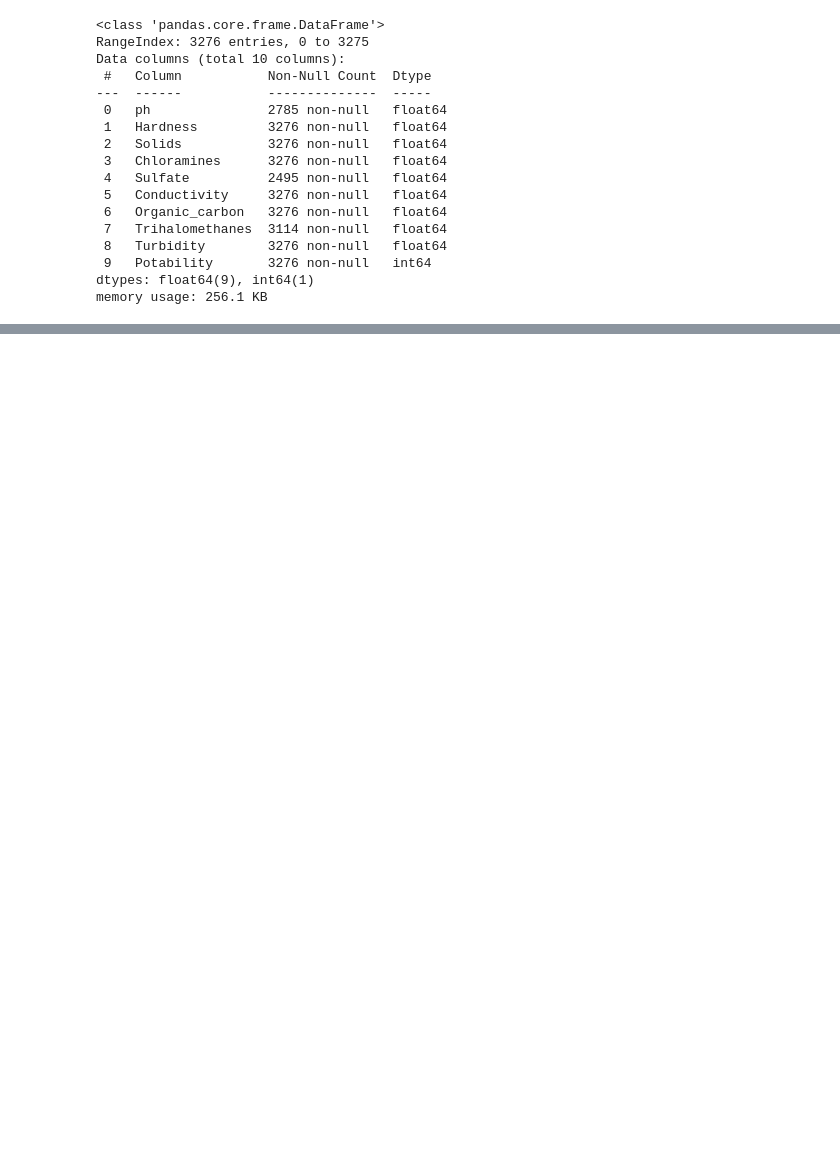
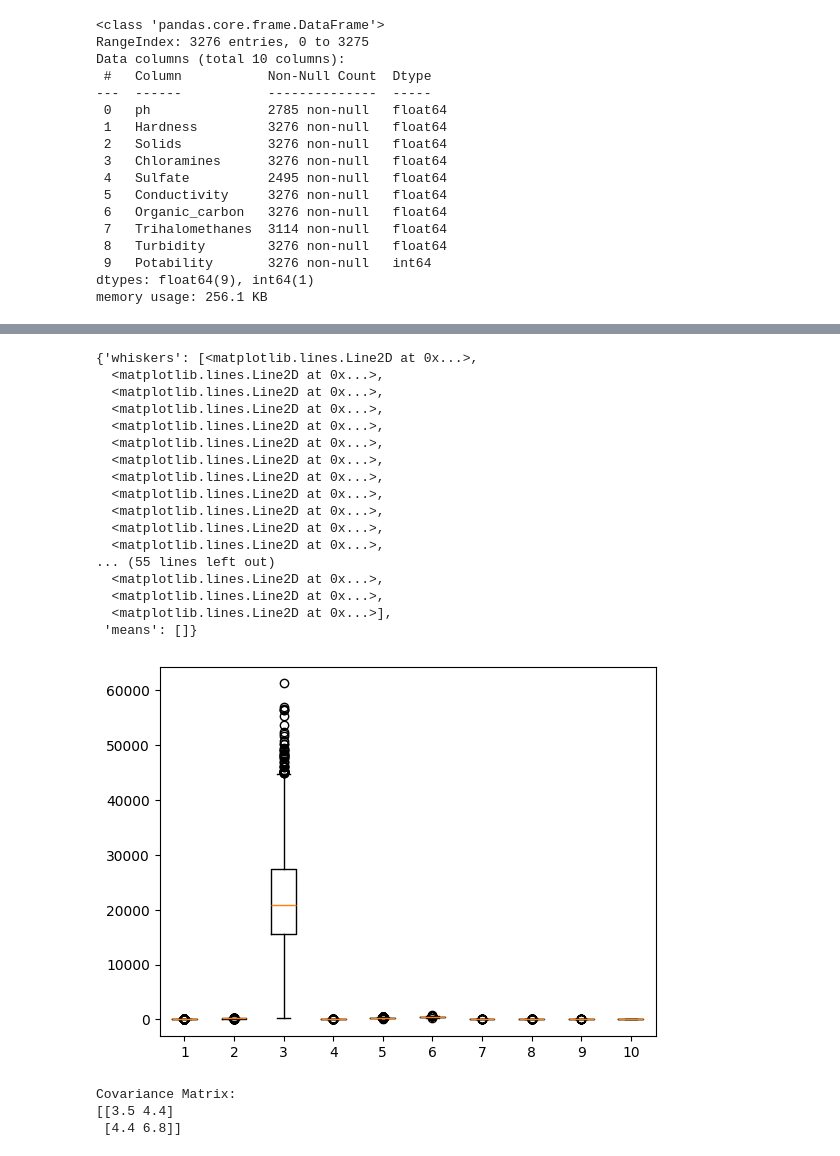
Before and after one commit to Rahulsingh1939/water-potability, a Jupyter notebook: MissingvalueHandle.ipynb, the cells around one changed output, grey strips where cells are left out. Saved outputs shown, nothing was run; the diff lists cells and outputs as text; code cells hidden in the pictures; blank space fills up the shorter version.

Commit message:
Missing values handeling

```diff
--- a/MissingvalueHandle.ipynb
+++ b/MissingvalueHandle.ipynb
@@ -36,0 +70,3 @@ memory usage: 256.1 KB
+# %%
+mValue=df.mean()
+df.fillna(mValue,inplace=True)
@@ -36,0 +102,30 @@ memory usage: 256.1 KB
+# %%
+plt.boxplot(df)
+# %% [output]
+{'whiskers': [<matplotlib.lines.Line2D at 0x...>,
+  <matplotlib.lines.Line2D at 0x...>,
+  <matplotlib.lines.Line2D at 0x...>,
+  <matplotlib.lines.Line2D at 0x...>,
+  <matplotlib.lines.Line2D at 0x...>,
+  <matplotlib.lines.Line2D at 0x...>,
+  <matplotlib.lines.Line2D at 0x...>,
+  <matplotlib.lines.Line2D at 0x...>,
+  <matplotlib.lines.Line2D at 0x...>,
+  <matplotlib.lines.Line2D at 0x...>,
+  <matplotlib.lines.Line2D at 0x...>,
+  <matplotlib.lines.Line2D at 0x...>,
+... (55 lines left out)
+  <matplotlib.lines.Line2D at 0x...>,
+  <matplotlib.lines.Line2D at 0x...>,
+  <matplotlib.lines.Line2D at 0x...>],
+ 'means': []}
+[figure, added]
+# %%
+cov_matrix = np.cov(data_points, rowvar=False)
+
+print("Covariance Matrix:")
+print(cov_matrix)
+# %% [output]
+Covariance Matrix:
+[[3.5 4.4]
+ [4.4 6.8]]
```
Also changed, not shown: parts of 5 cells of this notebook.
